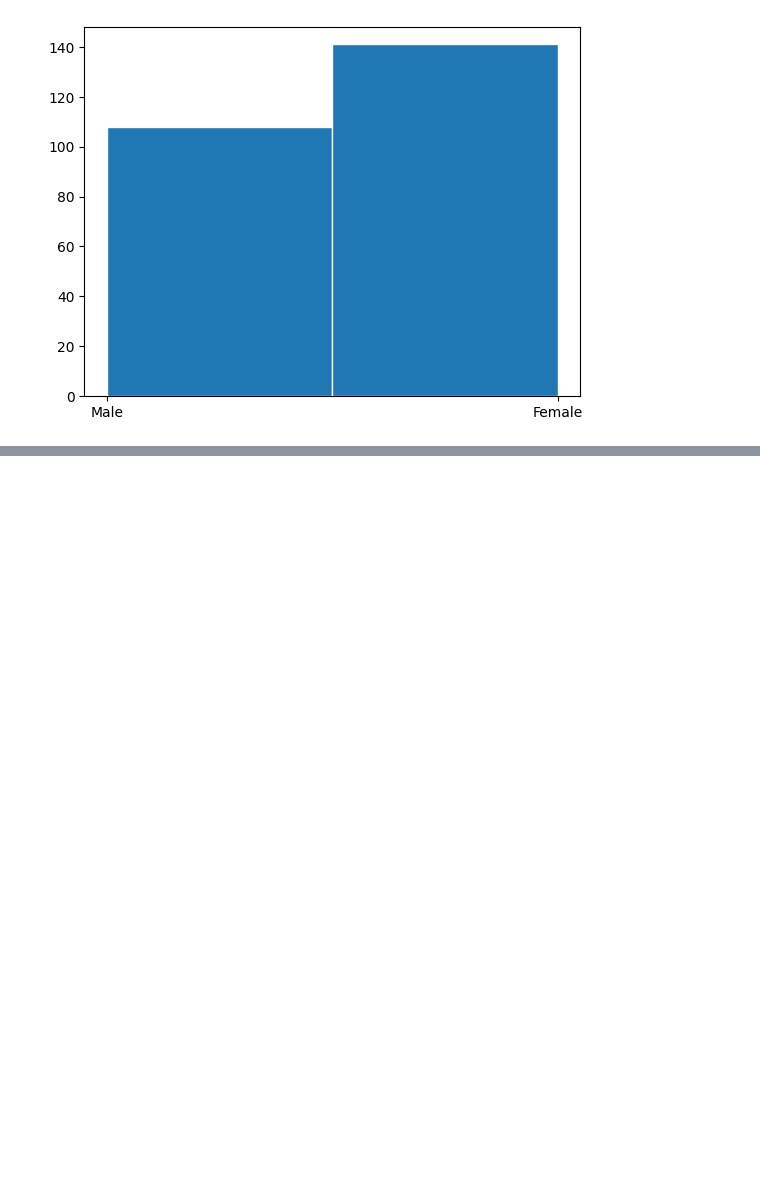
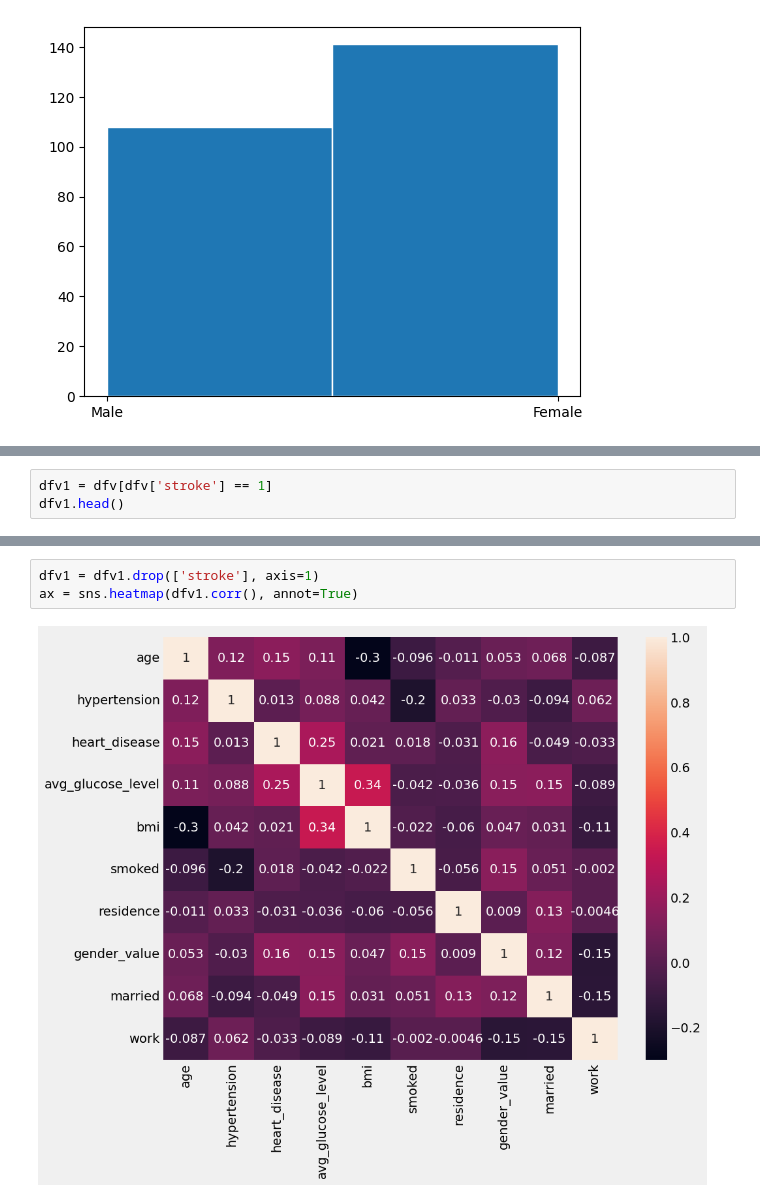
Before and after one commit to balen-arenas/msds-670-week-5-6-project, a Jupyter notebook: msds_670_data_visualization_week_5_6_project.ipynb, the cells around one changed output, grey strips where cells are left out. Cells and saved outputs as stored; diff of their text form; blank space fills up the shorter version.

```diff
--- a/msds_670_data_visualization_week_5_6_project.ipynb
+++ b/msds_670_data_visualization_week_5_6_project.ipynb
@@ -109,0 +298,3 @@ plt.show()
+# %%
+dfv1 = dfv[dfv['stroke'] == 1]
+dfv1.head()
@@ -109,0 +308,5 @@ plt.show()
+# %%
+dfv1 = dfv1.drop(['stroke'], axis=1)
+ax = sns.heatmap(dfv1.corr(), annot=True)
+# %% [output]
+[figure, added]
```
Also changed, not shown: parts of 17 cells of this notebook.
